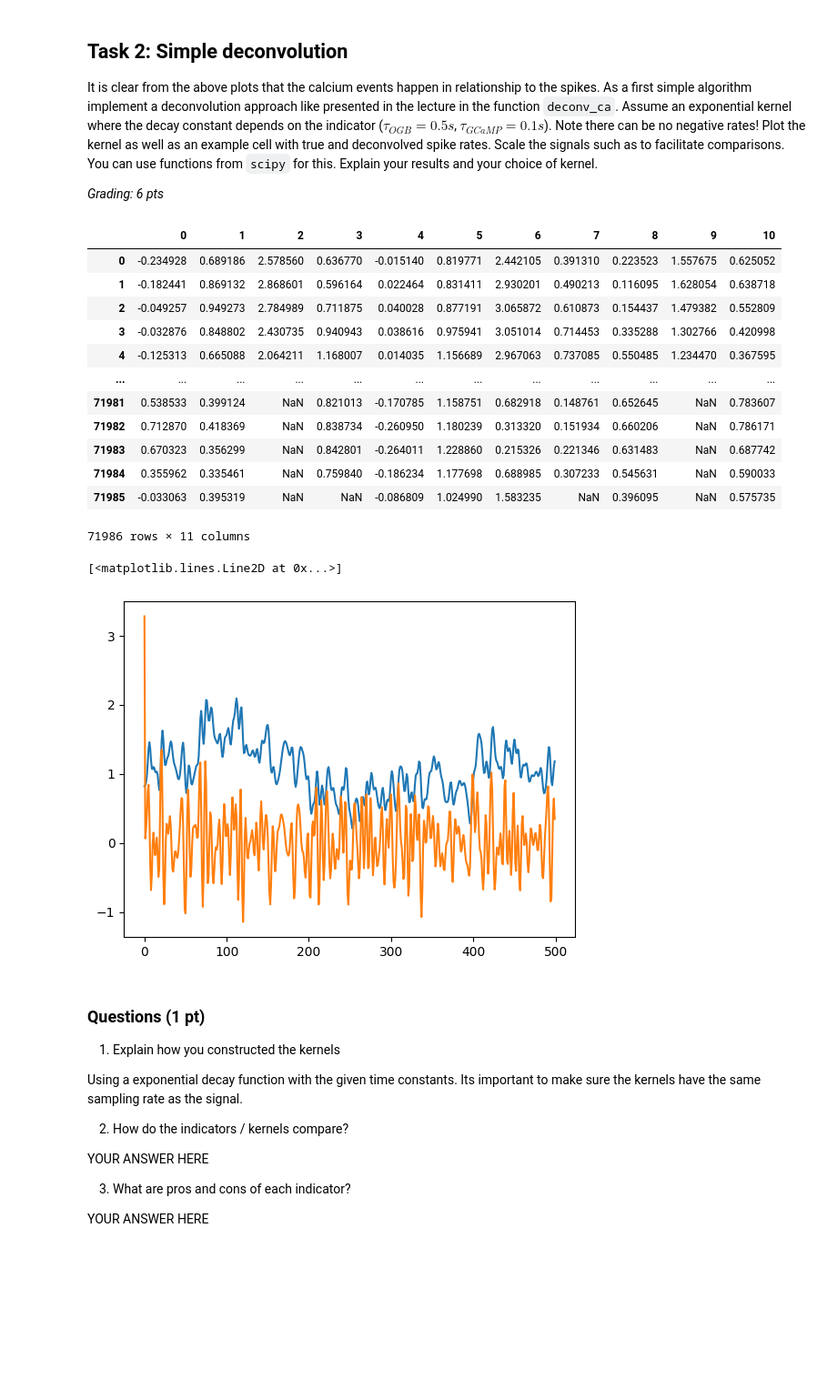
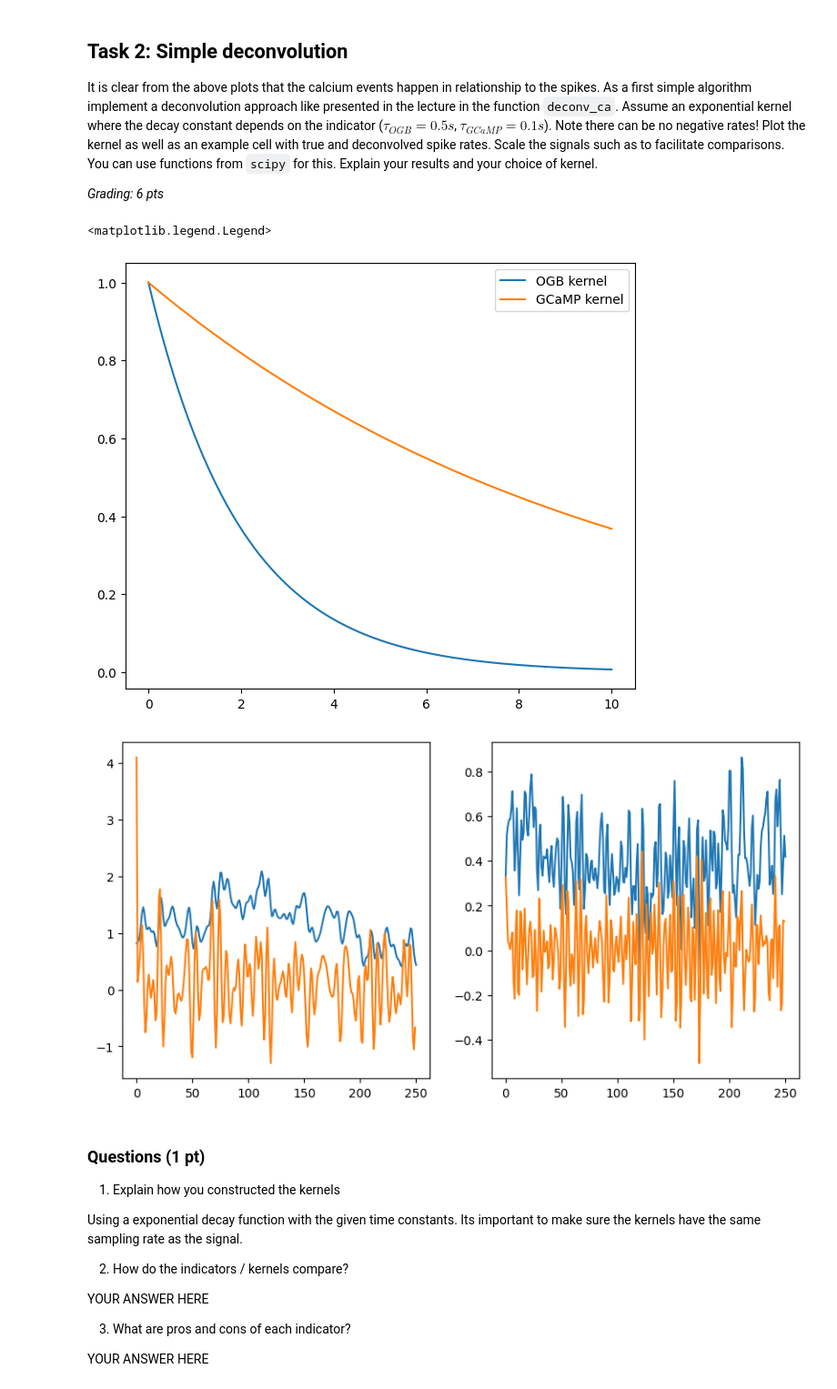
Before and after one commit to toniklenk/NeuralDataScience, a Jupyter notebook: notebooks/CodingLab3.ipynb, the cells around one changed output. Shown at 91% size. Saved outputs shown, nothing was run; the diff lists cells and outputs as text; code cells hidden in the pictures; blank space fills up the shorter version.

```diff
--- a/notebooks/CodingLab3.ipynb
+++ b/notebooks/CodingLab3.ipynb
@@ -188,40 +192,46 @@ def deconv_ca(ca: np.ndarray, tau: float, dt: float = 0.0) -> np.ndarray:
 # %%
 # -------------------------
 # Plot the 2 kernels (1 pt)
 # -------------------------
 fig, ax = plt.subplots(figsize=(6, 5), layout="constrained")
 
+# kernel lenght in [s]
 t_max = 10
+
+# sampling interval is 1/sampling_freq
+dt = 1 / 25
+
 # match sampling frequency of signal
-t = np.linspace(0, t_max, t_max * 100)
+t = np.linspace(0, t_max, t_max * int(1 / dt))
 
-kernel_OGB =
-kernel_GCaMP = np.exp(-0.1 * t)
+
+tau_ogb, tau_gcamp = 0.5, 0.1
+kernel_OGB = np.exp(-tau_ogb * t)
+kernel_GCaMP = np.exp(-tau_gcamp * t)
 ax.plot(t, kernel_OGB, label="OGB kernel")
 ax.plot(t, kernel_GCaMP, label="GCaMP kernel")
 ax.legend()
+# %% [output]
+<matplotlib.legend.Legend>
+[figure, added]
-# %%
-ogb_calcium
-# %% [output]
-|  | 0 | 1 | 2 | 3 | 4 | 5 | 6 | 7 | 8 | 9 | 10 |
-| 0 | -0.234928 | 0.689186 | 2.578560 | 0.636770 | -0.015140 | 0.819771 | 2.442105 | 0.391310 | 0.223523 | 1.557675 | 0.625052 |
-| 1 | -0.182441 | 0.869132 | 2.868601 | 0.596164 | 0.022464 | 0.831411 | 2.930201 | 0.490213 | 0.116095 | 1.628054 | 0.638718 |
-| 2 | -0.049257 | 0.949273 | 2.784989 | 0.711875 | 0.040028 | 0.877191 | 3.065872 | 0.610873 | 0.154437 | 1.479382 | 0.552809 |
-| 3 | -0.032876 | 0.848802 | 2.430735 | 0.940943 | 0.038616 | 0.975941 | 3.051014 | 0.714453 | 0.335288 | 1.302766 | 0.420998 |
-| 4 | -0.125313 | 0.665088 | 2.064211 | 1.168007 | 0.014035 | 1.156689 | 2.967063 | 0.737085 | 0.550485 | 1.234470 | 0.367595 |
-| ... | ... | ... | ... | ... | ... | ... | ... | ... | ... | ... | ... |
-| 71981 | 0.538533 | 0.399124 | NaN | 0.821013 | -0.170785 | 1.158751 | 0.682918 | 0.148761 | 0.652645 | NaN | 0.783607 |
-| 71982 | 0.712870 | 0.418369 | NaN | 0.838734 | -0.260950 | 1.180239 | 0.313320 | 0.151934 | 0.660206 | NaN | 0.786171 |
-| 71983 | 0.670323 | 0.356299 | NaN | 0.842801 | -0.264011 | 1.228860 | 0.215326 | 0.221346 | 0.631483 | NaN | 0.687742 |
-| 71984 | 0.355962 | 0.335461 | NaN | 0.759840 | -0.186234 | 1.177698 | 0.688985 | 0.307233 | 0.545631 | NaN | 0.590033 |
-| 71985 | -0.033063 | 0.395319 | NaN | NaN | -0.086809 | 1.024990 | 1.583235 | NaN | 0.396095 | NaN | 0.575735 |
-71986 rows × 11 columns
-# %%
-plt.plot(ogb_calcium.loc[:, "5"][:500])
-plt.plot(4 * rec[:500])
-# %% [output]
-[<matplotlib.lines.Line2D at 0x...>]
-[figure, removed]
+# %%
+ogb_deconv = deconv_ca(ogb_calcium.loc[:, "5"], tau_ogb, dt)
+gcamp_deconv = deconv_ca(gcamp_calcium.loc[:, "6"], tau_gcamp, dt)
+
+
+fig, (ax1, ax2) = plt.subplots(
+    nrows=1,
+    ncols=2,
+    figsize=(10, 5),
+)
+
+n_samples = 250
+ax1.plot(ogb_calcium.loc[:n_samples, "5"])
+ax1.plot(5 * ogb_deconv[:n_samples])
+ax2.plot(gcamp_calcium.loc[:n_samples, "6"])
+ax2.plot(gcamp_deconv[:n_samples]);
+# %% [output]
+[figure, added]
 # %% [markdown]
 ### Questions (1 pt)
 1) Explain how you constructed the kernels
```
Also changed, not shown: parts of 4 cells of this notebook.
